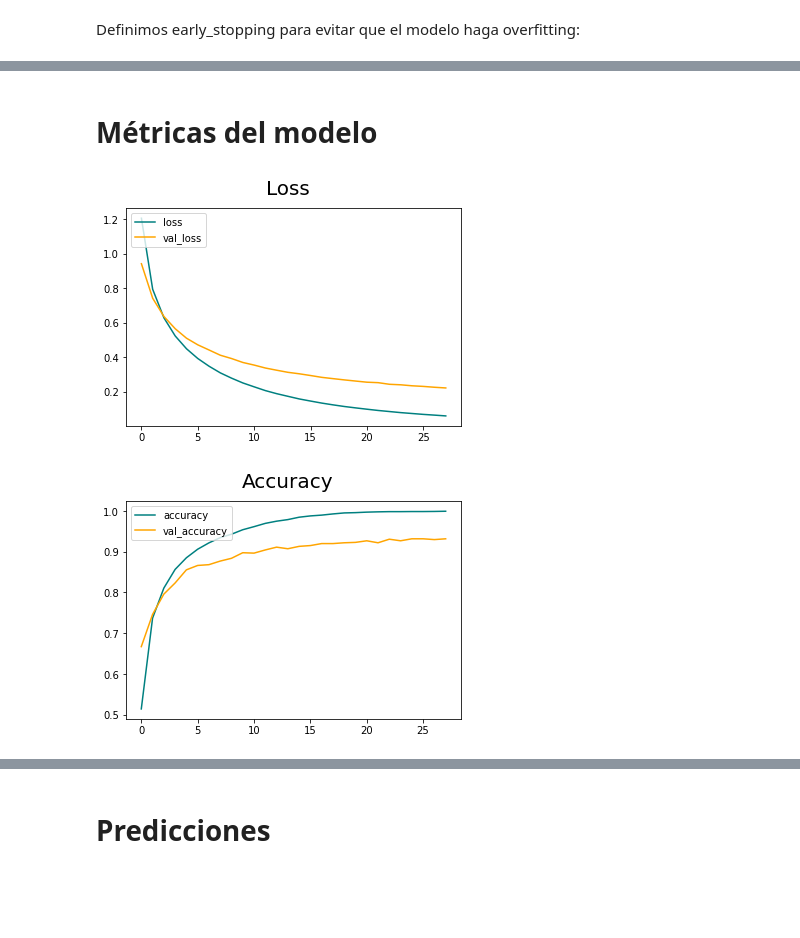
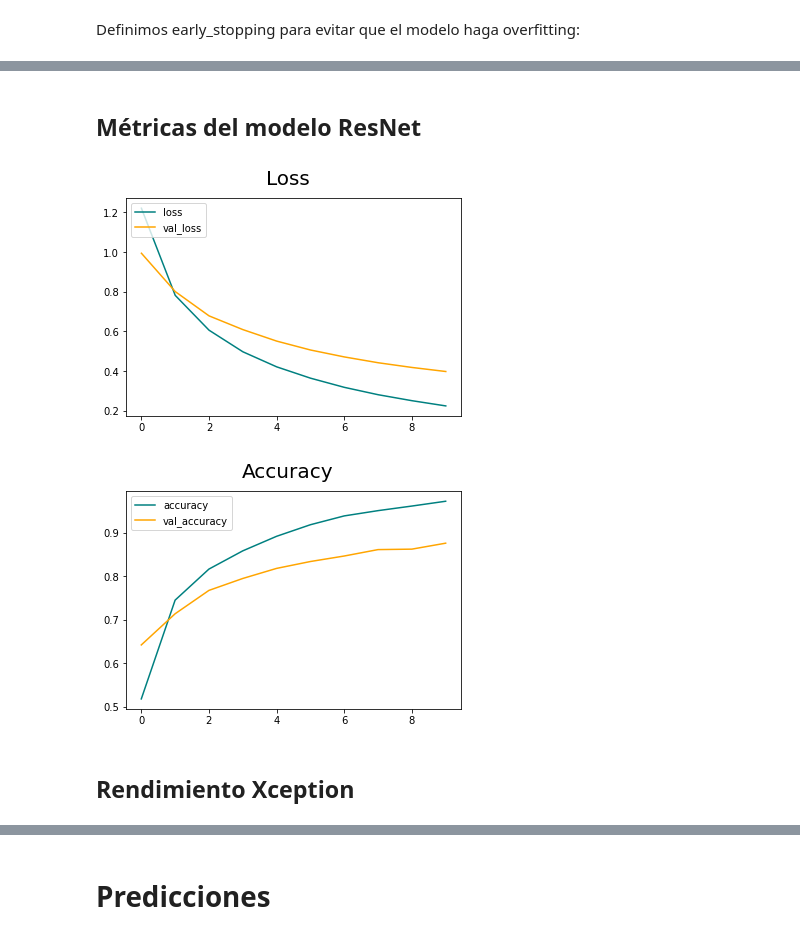
Before and after one commit to FrancoSiciliano/vetlens-ml, a Jupyter notebook: skin disease detection model.ipynb, the cells around one changed output, grey strips where cells are left out. Drawn from its saved outputs; the diff is of its cells as text; code cells hidden in the pictures; blank space fills up the shorter version.

```diff
--- a/skin disease detection model.ipynb
+++ b/skin disease detection model.ipynb
@@ -227,9 +205,10 @@ Clipping input data to the valid range for imshow with RGB data ([0..1] for floa
 # %% [markdown]
 Debemos normalizar las imágenes, es decir, transformar los valores de los pixeles que van de 0 - 255, para que vayan de 0 - 1:
 # %%
-training_dataset = training_dataset.map(lambda x, y: (x/255, y))
-validation_dataset = validation_dataset.map(lambda x, y: (x/255, y))
-training_dataset, validation_dataset
+
+#training_dataset = training_dataset.map(lambda x, y: (x/255, y))
+#validation_dataset = validation_dataset.map(lambda x, y: (x/255, y))
+#training_dataset, validation_dataset
 # %% [output]
 (<MapDataset element_spec=(TensorSpec(shape=(None, 224, 224, 3), dtype=tf.float32, name=None), TensorSpec(shape=(None, 5), dtype=tf.float32, name=None))>,
  <MapDataset element_spec=(TensorSpec(shape=(None, 224, 224, 3), dtype=tf.float32, name=None), TensorSpec(shape=(None, 5), dtype=tf.float32, name=None))>)
@@ -240,13 +226,13 @@ Utilizaremos transfer learning, dado que el dataset disponible actualmente es pe
 # %%
-base_model = tf.keras.applications.Xception(include_top=False,
+base_model = tf.keras.applications.ResNet50(include_top=False,
                                             weights='imagenet',
                                             input_shape=(224, 224 ,3))
 base_model.trainable = False
 
-model = tf.keras.Sequential()
+model_resnet = tf.keras.Sequential()
 
-model.add(base_model)
+model_resnet.add(base_model)
 
-model.add(tf.keras.layers.Flatten())
-model.add(tf.keras.layers.Dense(5, activation='softmax'))
+model_resnet.add(tf.keras.layers.Flatten())
+model_resnet.add(tf.keras.layers.Dense(5, activation='softmax'))
 # %%
@@ -268,10 +254,4 @@ Trainable params: 501,765
 Non-trainable params: 20,861,480
 _________________________________________________________________
 # %%
-initial_learning_rate = 0.001
-lr_schedule = tf.keras.optimizers.schedules.ExponentialDecay(
-    initial_learning_rate,
-    decay_steps=1000,
-    decay_rate=0.96,
-    staircase=True)
-model.compile(optimizer=tf.keras.optimizers.Adam(learning_rate=1e-5), loss=tf.losses.CategoricalCrossentropy(), metrics=['accuracy'])
+model_resnet.compile(optimizer=tf.keras.optimizers.Adam(learning_rate=1e-5), loss=tf.losses.CategoricalCrossentropy(), metrics=['accuracy'])
@@ -285,5 +265,5 @@ Definimos early_stopping para evitar que el modelo haga overfitting:
 # %%
 early_stopping = tf.keras.callbacks.EarlyStopping(monitor='val_accuracy', patience=3)
 # %%
-hist = model.fit(training_dataset, epochs=50, validation_data=validation_dataset, callbacks=[tensorboard_callback, early_stopping])
+hist_resnet = model_resnet.fit(training_dataset, epochs=30, validation_data=validation_dataset, callbacks=[tensorboard_callback, early_stopping])
 # %% [output]
@@ -307,20 +289,22 @@ Epoch 28/50
 # %% [markdown]
-# Métricas del modelo
+## Métricas del modelo ResNet
 # %%
 fig = plt.figure()
-plt.plot(hist.history['loss'], color='teal', label='loss')
-plt.plot(hist.history['val_loss'], color='orange', label='val_loss')
+plt.plot(hist_resnet.history['loss'], color='teal', label='loss')
+plt.plot(hist_resnet.history['val_loss'], color='orange', label='val_loss')
 fig.suptitle('Loss', fontsize=20)
 plt.legend(loc='upper left')
 plt.show()
 # %% [output]
-[figure, old version]
+[figure, new version]
 # %%
 fig = plt.figure()
-plt.plot(hist.history['accuracy'], color='teal', label='accuracy')
-plt.plot(hist.history['val_accuracy'], color='orange', label='val_accuracy')
+plt.plot(hist_resnet.history['accuracy'], color='teal', label='accuracy')
+plt.plot(hist_resnet.history['val_accuracy'], color='orange', label='val_accuracy')
 fig.suptitle('Accuracy', fontsize=20)
 plt.legend(loc='upper left')
 plt.show()
 # %% [output]
-[figure, old version]
+[figure, new version]
+# %% [markdown]
+## Rendimiento Xception
```
Also changed, not shown: parts of 72 cells of this notebook.
